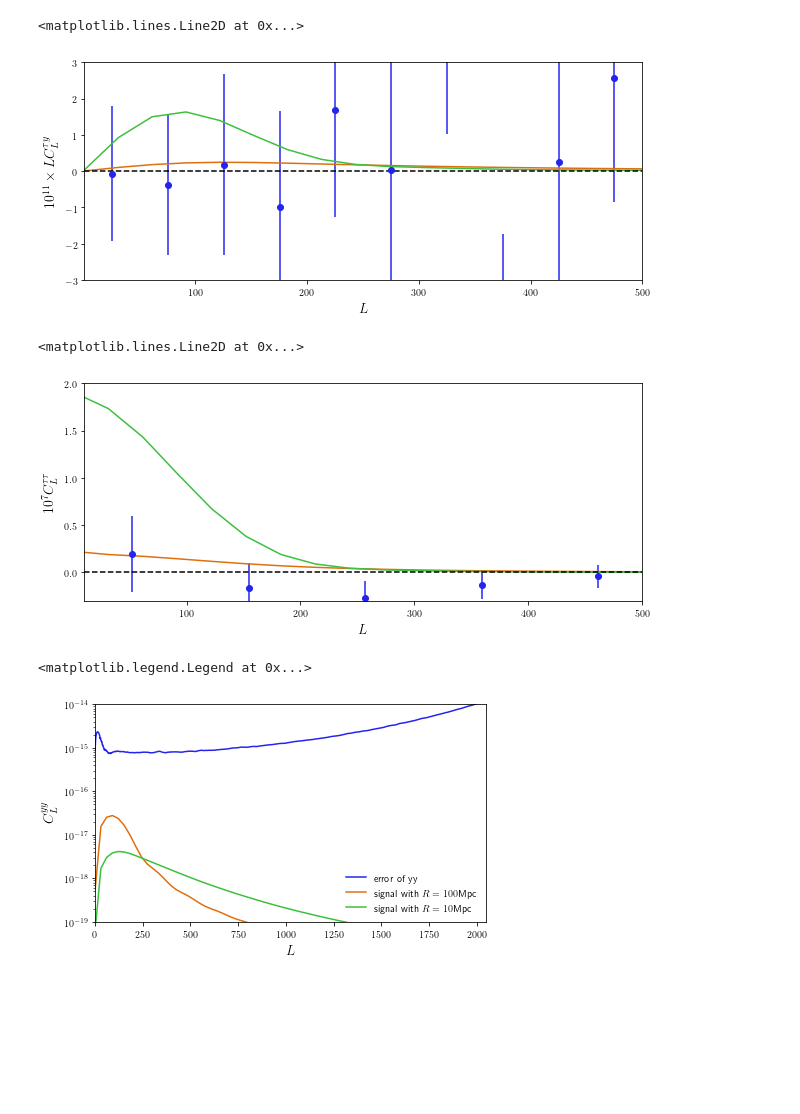
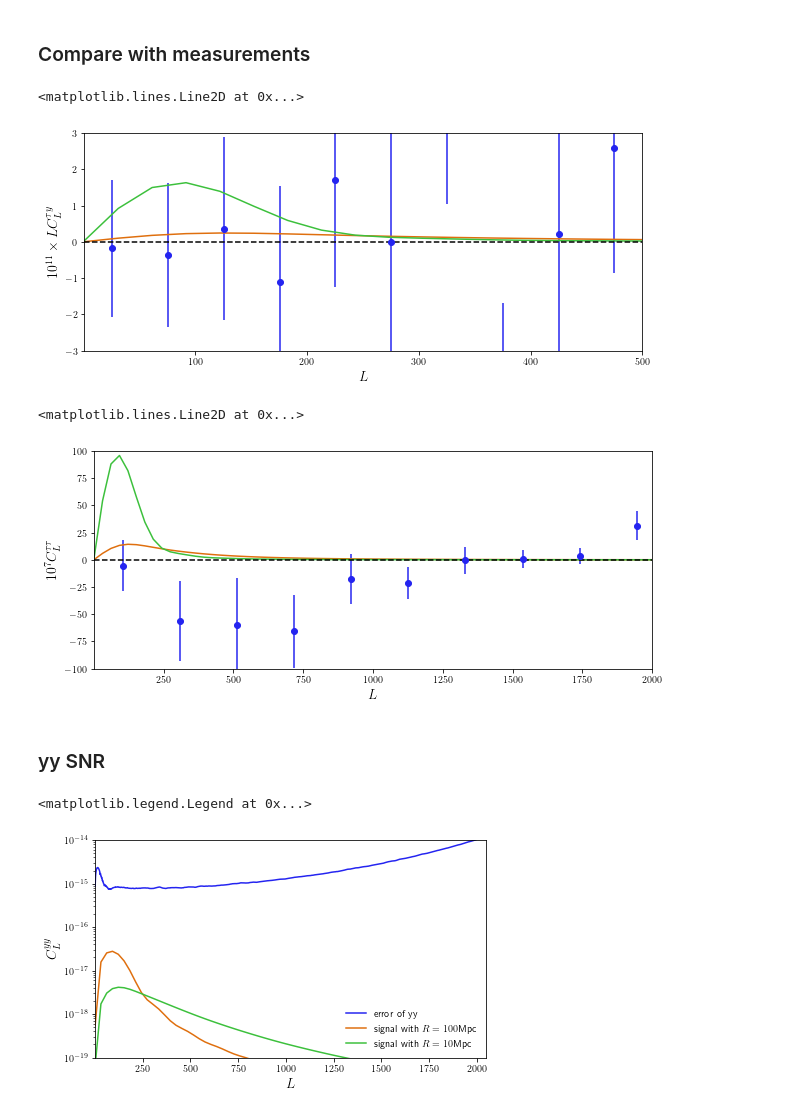
Before and after one commit to toshiyan/planck-tauxy, a Jupyter notebook: check_theory_cls.ipynb, the cells around one changed output. Drawn from its saved outputs; the diff is of its cells as text; code cells hidden in the pictures; blank space fills up the shorter version.

```diff
--- a/check_theory_cls.ipynb
+++ b/check_theory_cls.ipynb
@@ -12,4 +7,5 @@ alpha = 0.
 # %%
+model, alpha = 'TH', 0.
 cl = {}
-l, cl[100] = (np.loadtxt('../data/other/tt_'+model+'_R100.0_a'+str(alpha)+'.dat',usecols=(0,1))).T
-l, cl[10] = (np.loadtxt('../data/other/tt_'+model+'_R10.0_a'+str(alpha)+'.dat',usecols=(0,1))).T
+l, cl[100], c1h100 = (np.loadtxt('../data/other/tt_'+model+'_R100.0_a'+str(alpha)+'.dat',usecols=(0,1,2))).T
+l, cl[10], c1h10 = (np.loadtxt('../data/other/tt_'+model+'_R10.0_a'+str(alpha)+'.dat',usecols=(0,1,2))).T
@@ -15,0 +22,6 @@ l, cl[10] = (np.loadtxt('../data/other/tt_'+model+'_R10.0_a'+str(alpha)+'.dat',u
+# %%
+zbin = np.arange(5.,14.,1.)
+for zi, zb in enumerate(zbin):
+    l, clz = (np.loadtxt('../data/other/tt_'+model+'_R5.0_a'+str(alpha)+'_z'+str(zb)+'.dat',usecols=(0,1))).T
+    plot(l,l*clz,label=str(zb))
+legend()
@@ -16,12 +31,14 @@ l, cl[10] = (np.loadtxt('../data/other/tt_'+model+'_R10.0_a'+str(alpha)+'.dat',u
+# %% [markdown]
+### Compare with measurements
 # %%
-mb = bn.multipole_binning(10,lmin=1,lmax=500)
 p = prjlib.init_analysis(dtype='dr2_smica',fltr='cinv',wtype='Lmask')
-__, __, __, __, qobj = tools_qrec.init_quad(p.ids,p.stag,rlmin=100,rlmax=2048)
+__, __, __, qobj, __ = tools_qrec.init_quad(p.ids,p.stag,rlmin=100,rlmax=2048)
+al = (np.loadtxt(qobj.f['TT'].al)).T[1]
 cy = tools_y.init_compy(p.ids,masktype=0,ytype='nilc',ascale=1.0)
-al = (np.loadtxt(qobj.f['TT'].al)).T[1]
 yy = savgol_filter( (np.loadtxt(cy.fclyy)).T[1], 51, 3)
 vl = np.sqrt(al*yy)/np.sqrt(qobj.l+1e-30)
 fx = tools_y.init_cross(qobj,cy,p.ids,p.stag)
+mb = bn.multipole_binning(10,lmin=1,lmax=500)
 mcb, vcb, scb, ocb = bn.binned_spec(mb,fx.xl,cn=1,opt=True,vl=vl)
 # %%
 pl.plot_1dstyle(fsize=[10,4],xmin=1,xmax=500,ymin=-3,ymax=3,ylab=r'$10^{11}\times LC_L^{\tau y}$',usetex=True)
@@ -32,4 +49,4 @@ plot(l,s*l*cl[100]*1.7e-6)
 axhline(0,color='k',ls='--')
 # %% [output]
 <matplotlib.lines.Line2D at 0x...>
-[figure, old version]
+[figure, new version]
@@ -51,14 +53,19 @@ vtt = np.std(stt,axis=0)
+# %%
+MB = bn.multipole_binning(10,lmin=1,lmax=2048)
+ott, mtt, stt, vtt = prjlib.load_binned_tt(MB,qobj,p.rlz)
 # %%
-pl.plot_1dstyle(fsize=[10,4],xmin=10,xmax=500,ymin=-0.3,ymax=2,ylab=r'$10^7 C_L^{\tau\tau}$',usetex=True)
+pl.plot_1dstyle(fsize=[10,4],xmin=1,xmax=2000,ymin=-100,ymax=100,ylab=r'$10^7 C_L^{\tau\tau}$',usetex=True)
 s = 1e7
-errorbar(MB.bc,s*ott,yerr=s*vtt,fmt='o')
-plot(l,cl[10]*s)
-plot(l,cl[100]*s)
+errorbar(MB.bc,s*MB.bc*ott,yerr=s*MB.bc*vtt,fmt='o')
+plot(l,l*cl[10]*s)
+plot(l,l*cl[100]*s)
 #plot(L,CL*s)
 axhline(0,color='k',ls='--')
 # %% [output]
 <matplotlib.lines.Line2D at 0x...>
-[figure, old version]
+[figure, new version]
+# %% [markdown]
+### yy SNR
 # %%
 pl.plot_1dstyle(fsize=[7,4],xmin=2,xmax=2048,ylog=True,ymin=1e-19,ymax=1e-14,ylab=r'$C_L^{yy}$',usetex=True)
 ll = np.linspace(0,2048,2049)
@@ -68,4 +75,4 @@ plot(l,l*cl[10]*1.7e-6**2,label=r'signal with $R=10$Mpc')
 legend()
 # %% [output]
 <matplotlib.legend.Legend at 0x...>
-[figure, old version]
+[figure, new version]
```
Also changed, not shown: parts of 7 cells of this notebook, 2 other files.
